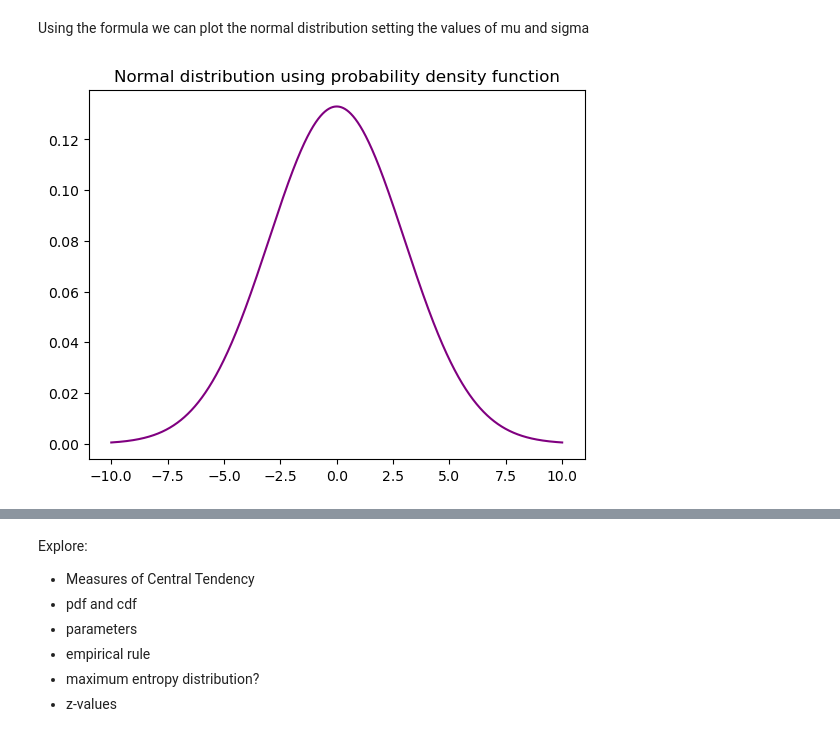
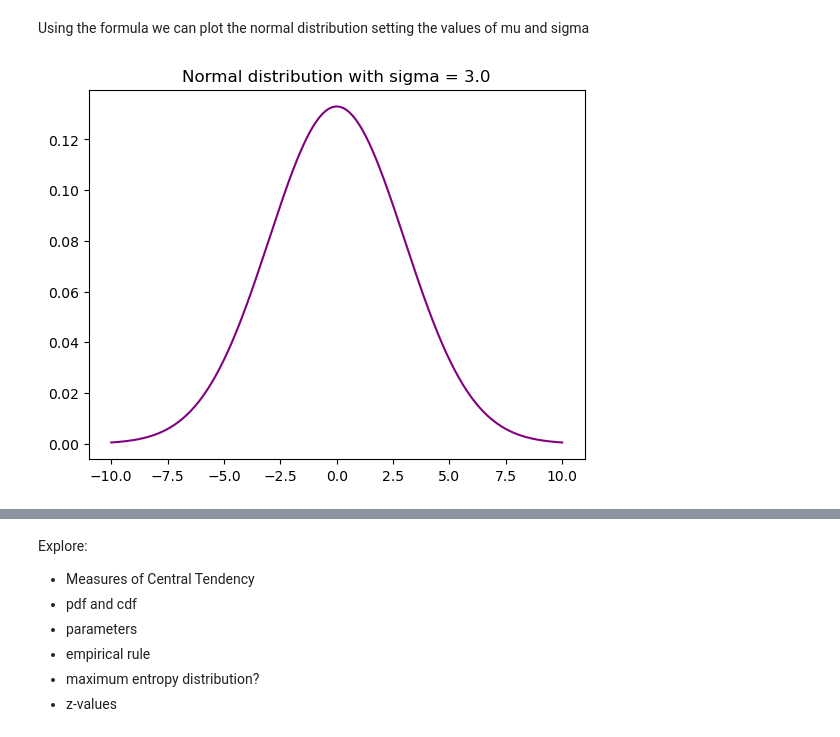
Before and after one commit to Tanja888/funddata-assessment, a Jupyter notebook: normal-distribution.ipynb, the cells around one changed output, grey strips where cells are left out. Cells and saved outputs as stored; diff of their text form; code cells hidden in the pictures.

Commit message:
Changing the value of sigma

```diff
--- a/normal-distribution.ipynb
+++ b/normal-distribution.ipynb
@@ -41,14 +41,14 @@ Using the formula we can plot the normal distribution setting the values of mu a
 # %%
 mu, sigma = 0.0, 3.0
 
 # for the x axis we can use arange or the linspace function;
 # if we are using a non-integer step, such as 0.1, better to use numpy.linspace
 
 x = np.linspace(-10.0, 10.0, 10000)
 
 y = 1.0/np.sqrt(2 * np.pi * sigma**2) * np.exp(-((x-mu)**2/(2*sigma**2)))
 
 plt.plot(x, y, color='purple')
-plt.title('Normal distribution using probability density function');
+plt.title('Normal distribution with sigma = 3.0');
 # %% [output]
-[figure, old version]
+[figure, new version]
```
Also changed, not shown: parts of 6 cells of this notebook.
